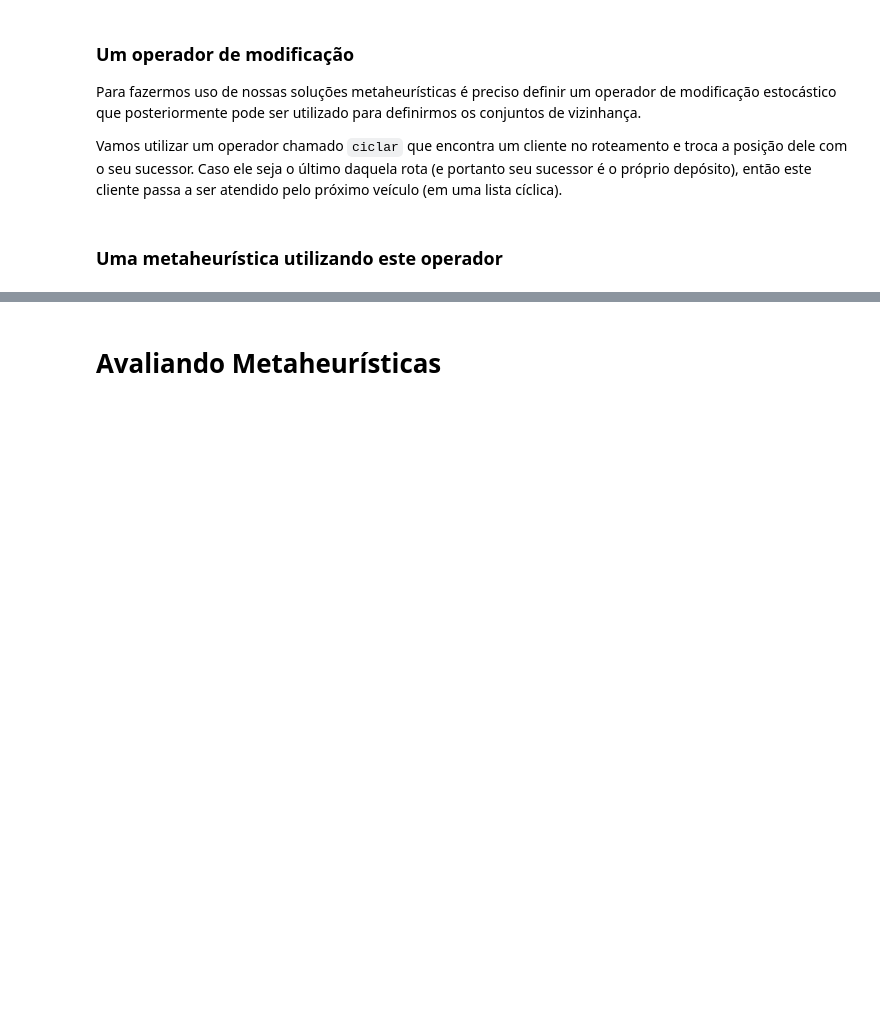
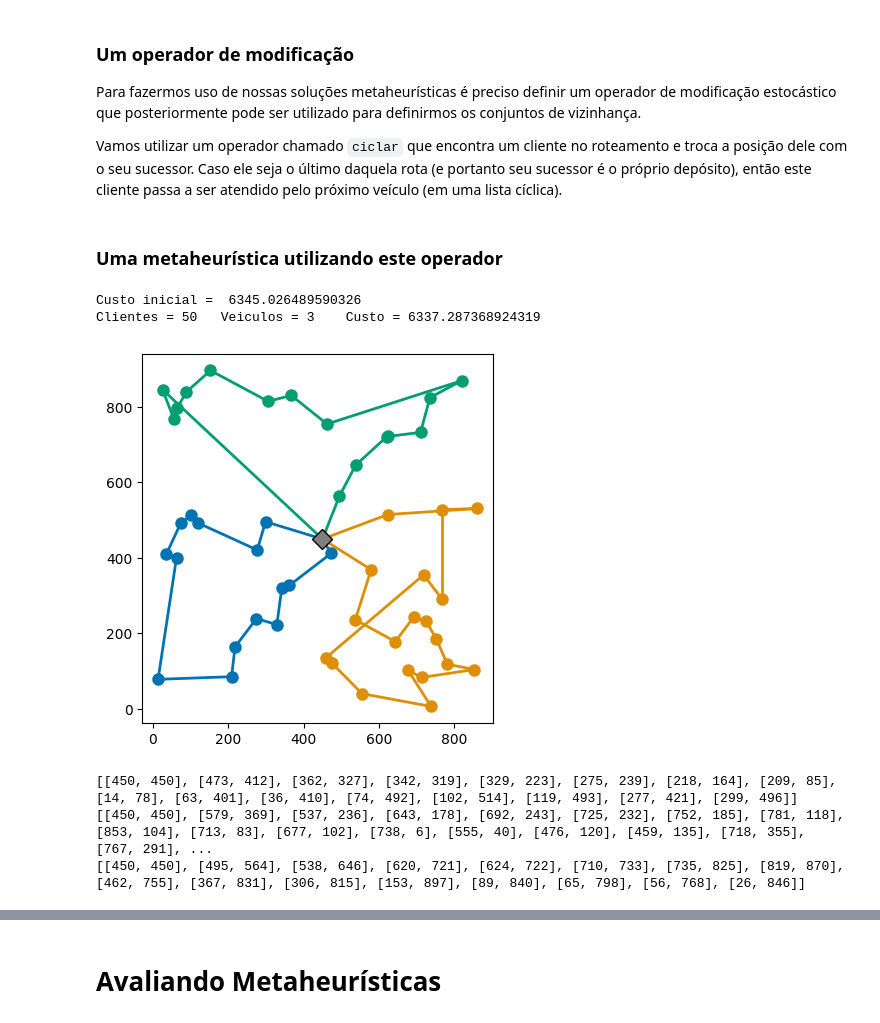
Before and after one commit to cdiegor/Metaheuristicas, a Jupyter notebook: PRV.ipynb, the cells around one changed output, grey strips where cells are left out. Cells and saved outputs as stored; diff of their text form; code cells hidden in the pictures; blank space fills up the shorter version.

```diff
--- a/PRV.ipynb
+++ b/PRV.ipynb
@@ -228,7 +239,7 @@ def ciclar(prv, j):
 import copy
 
 def modificar(S):
-  j = random.randrange(1, len(prv.clientes))
+  j = random.randrange(1, len(S.clientes))
   R = copy.deepcopy(S)
   ciclar(R, j)
   return R
@@ -238,14 +249,14 @@ def modificar(S):
 import copy
 import time
 
-def recozimento_simulado(prv):
+def recozimento_simulado_ciclar(prv):
 
   start = time.time()
-  temperatura = 1000
   iteracao = 1
+  temperatura = resfriamento(prv, iteracao)
   historico = []
   S = solucao_inicial(prv)
-  while temperatura > 0 and time.time()-start < 2.5:
+  while temperatura > 1/(prv.R*len(prv.clientes)) and time.time()-start < len(prv.clientes)/10:
     R = modificar(S)
     delta = R.custo() - S.custo()
     if delta < 0:
@@ -259,6 +270,6 @@ def recozimento_simulado(prv):
           S = copy.deepcopy(R)
           historico.append([iteracao, S.custo(), temperatura])
     iteracao += 1
-    temperatura = resfriamento(iteracao)
+    temperatura = resfriamento(prv, iteracao)
   return prv, historico
 # %%
@@ -267,8 +278,15 @@ def resfriamento(iteracao):
 # %%
-prv, hist = recozimento_simulado(gerar_prv(15, 3))
+prv, hist = recozimento_simulado_ciclar(gerar_prv(50, 3))
+print('Custo inicial = ', hist[0][1])
 plot_prv(prv)
-print(prv)
 for rota in prv.rotas: print(rota)
+# %% [output]
+Custo inicial =  6345.026489590326
+Clientes = 50   Veiculos = 3    Custo = 6337.287368924319
+[figure, added]
+[[450, 450], [473, 412], [362, 327], [342, 319], [329, 223], [275, 239], [218, 164], [209, 85], [14, 78], [63, 401], [36, 410], [74, 492], [102, 514], [119, 493], [277, 421], [299, 496]]
+[[450, 450], [579, 369], [537, 236], [643, 178], [692, 243], [725, 232], [752, 185], [781, 118], [853, 104], [713, 83], [677, 102], [738, 6], [555, 40], [476, 120], [459, 135], [718, 355], [767, 291], ...
+[[450, 450], [495, 564], [538, 646], [620, 721], [624, 722], [710, 733], [735, 825], [819, 870], [462, 755], [367, 831], [306, 815], [153, 897], [89, 840], [65, 798], [56, 768], [26, 846]]
 # %%
 x = []
 y = []
```
Also changed, not shown: parts of 42 cells of this notebook.
